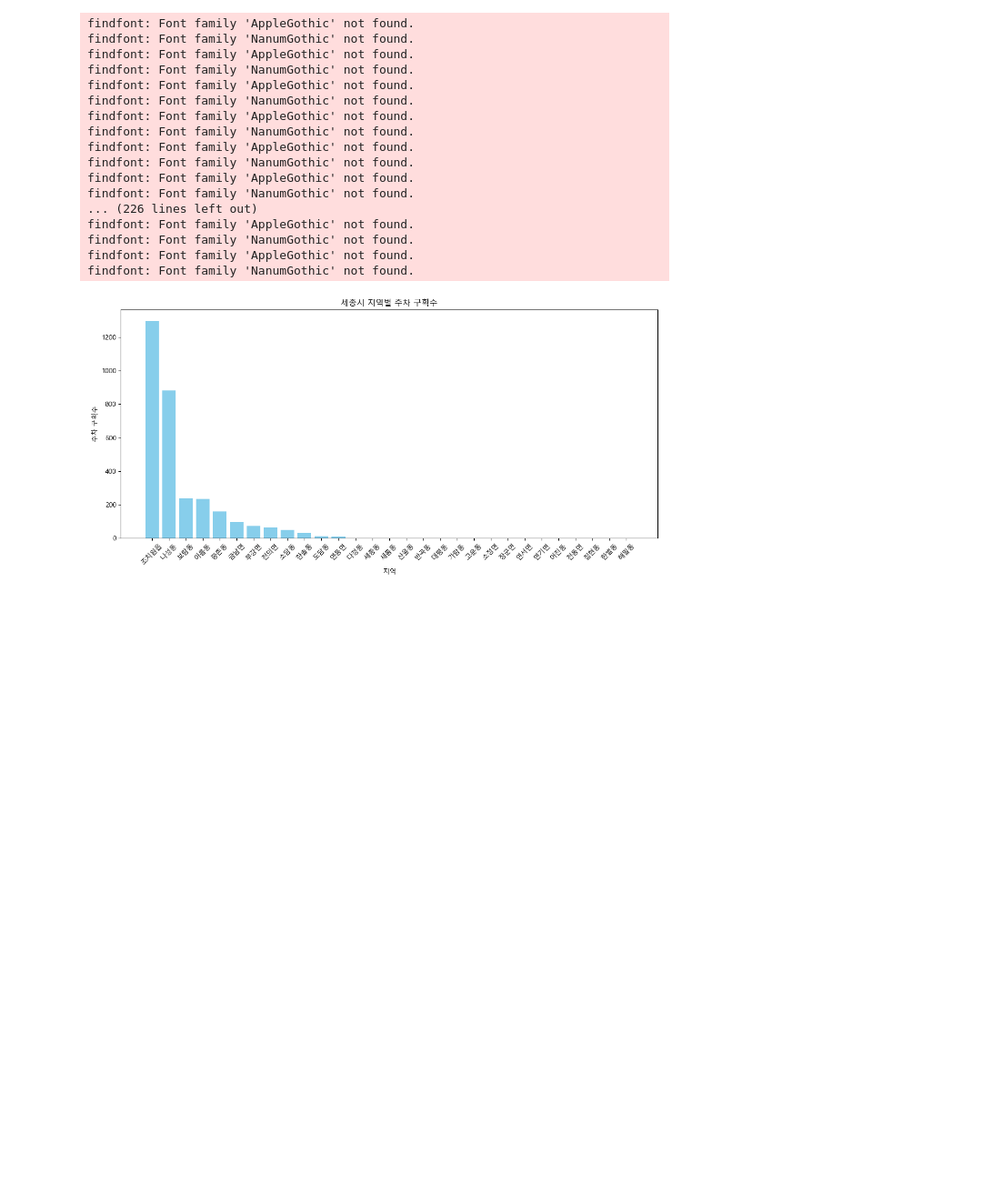
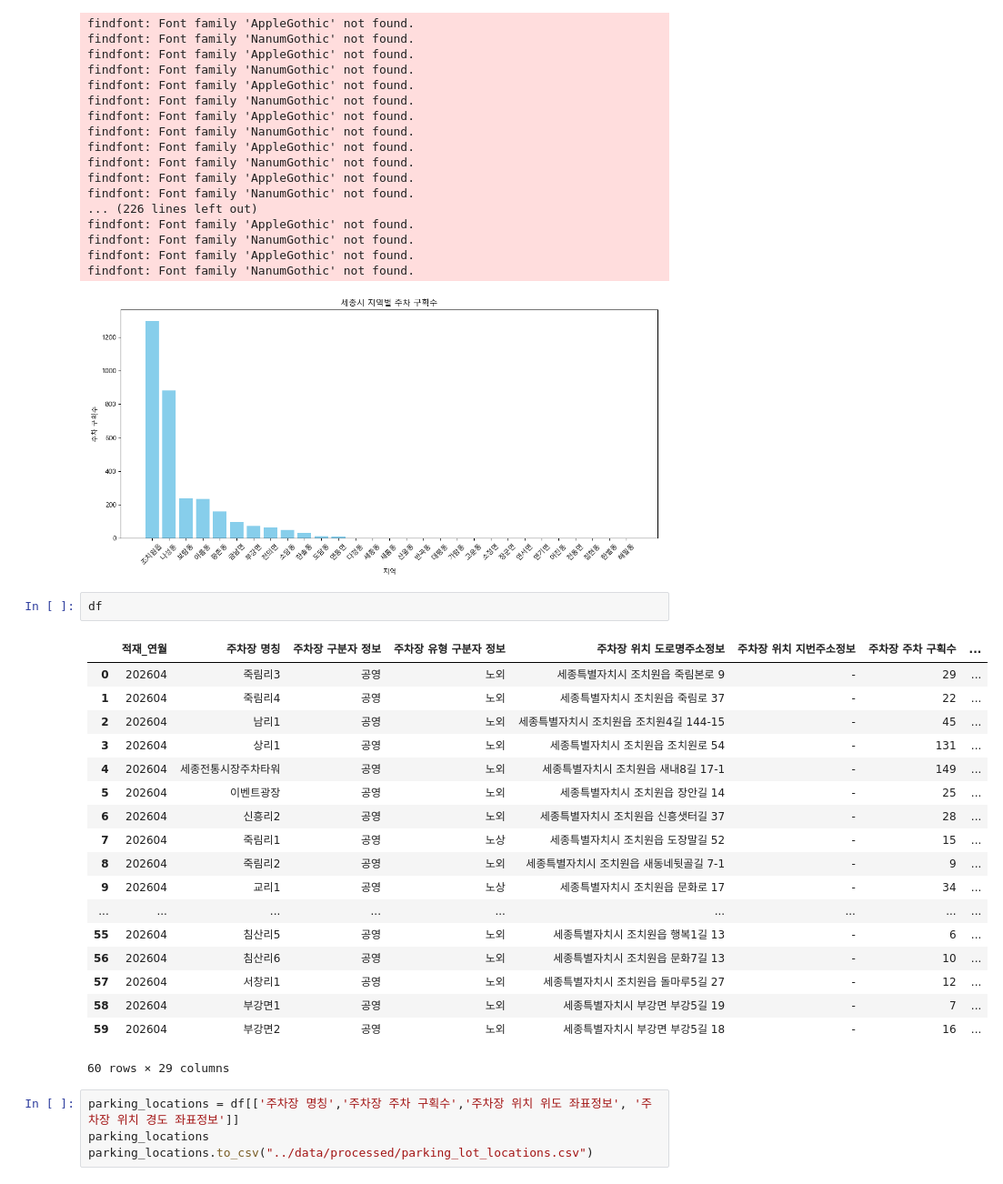
Before and after one commit to social-intelligence-team1/social-intelligence-project, a Jupyter notebook: 1-eda/eda-parking-lot.ipynb, the cells around one changed output. Shown at 91% size. Cells and saved outputs as stored; diff of their text form; blank space fills up the shorter version.

```diff
--- a/1-eda/eda-parking-lot.ipynb
+++ b/1-eda/eda-parking-lot.ipynb
@@ -196,3 +196,28 @@ findfont: Font family 'NanumGothic' not found.
 findfont: Font family 'AppleGothic' not found.
 findfont: Font family 'NanumGothic' not found.
 [figure]
+# %%
+df
+# %% [output]
+|  | 적재_연월 | 주차장 명칭 | 주차장 구분자 정보 | 주차장 유형 구분자 정보 | 주차장 위치 도로명주소정보 | 주차장 위치 지번주소정보 | 주차장 주차 구획수 | ... |
+| 0 | 202604 | 죽림리3 | 공영 | 노외 | 세종특별자치시 조치원읍 죽림본로 9 | - | 29 | ... |
+| 1 | 202604 | 죽림리4 | 공영 | 노외 | 세종특별자치시 조치원읍 죽림로 37 | - | 22 | ... |
+| 2 | 202604 | 남리1 | 공영 | 노외 | 세종특별자치시 조치원읍 조치원4길 144-15 | - | 45 | ... |
+| 3 | 202604 | 상리1 | 공영 | 노외 | 세종특별자치시 조치원읍 조치원로 54 | - | 131 | ... |
+| 4 | 202604 | 세종전통시장주차타워 | 공영 | 노외 | 세종특별자치시 조치원읍 새내8길 17-1 | - | 149 | ... |
+| 5 | 202604 | 이벤트광장 | 공영 | 노외 | 세종특별자치시 조치원읍 장안길 14 | - | 25 | ... |
+| 6 | 202604 | 신흥리2 | 공영 | 노외 | 세종특별자치시 조치원읍 신흥샛터길 37 | - | 28 | ... |
+| 7 | 202604 | 죽림리1 | 공영 | 노상 | 세종특별자치시 조치원읍 도장말길 52 | - | 15 | ... |
+| 8 | 202604 | 죽림리2 | 공영 | 노외 | 세종특별자치시 조치원읍 새동네뒷골길 7-1 | - | 9 | ... |
+| 9 | 202604 | 교리1 | 공영 | 노상 | 세종특별자치시 조치원읍 문화로 17 | - | 34 | ... |
+| ... | ... | ... | ... | ... | ... | ... | ... | ... |
+| 55 | 202604 | 침산리5 | 공영 | 노외 | 세종특별자치시 조치원읍 행복1길 13 | - | 6 | ... |
+| 56 | 202604 | 침산리6 | 공영 | 노외 | 세종특별자치시 조치원읍 문화7길 13 | - | 10 | ... |
+| 57 | 202604 | 서창리1 | 공영 | 노외 | 세종특별자치시 조치원읍 돌마루5길 27 | - | 12 | ... |
+| 58 | 202604 | 부강면1 | 공영 | 노외 | 세종특별자치시 부강면 부강5길 19 | - | 7 | ... |
+| 59 | 202604 | 부강면2 | 공영 | 노외 | 세종특별자치시 부강면 부강5길 18 | - | 16 | ... |
+60 rows × 29 columns
+# %%
+parking_locations = df[['주차장 명칭','주차장 주차 구획수','주차장 위치 위도 좌표정보', '주차장 위치 경도 좌표정보']]
+parking_locations
+parking_locations.to_csv("../data/processed/parking_lot_locations.csv")
```
Also changed, not shown: 1 other file.
